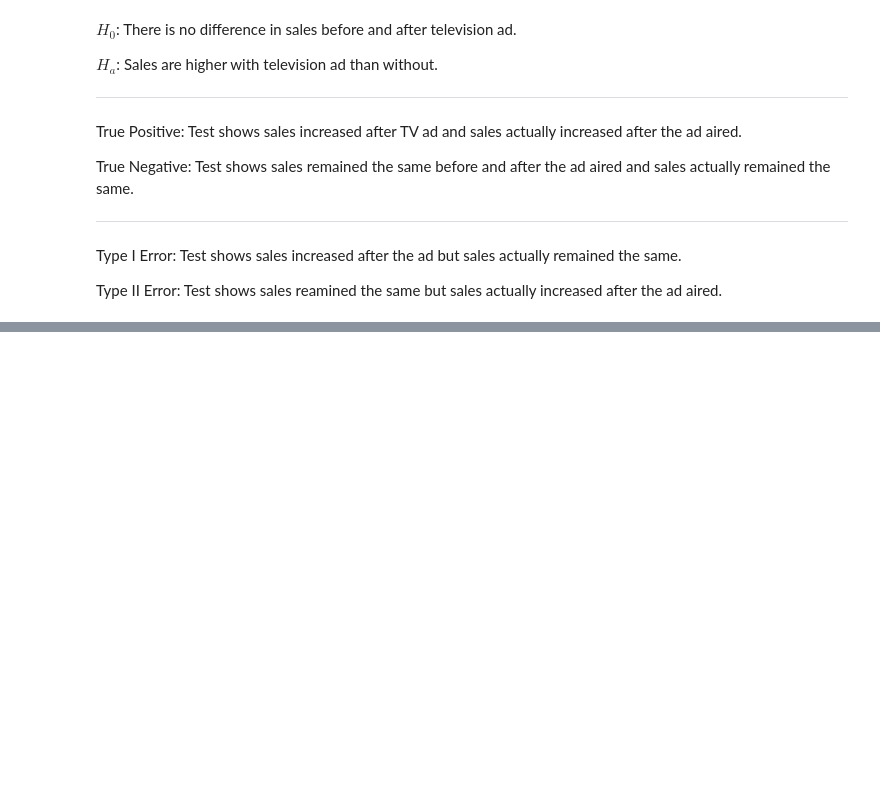
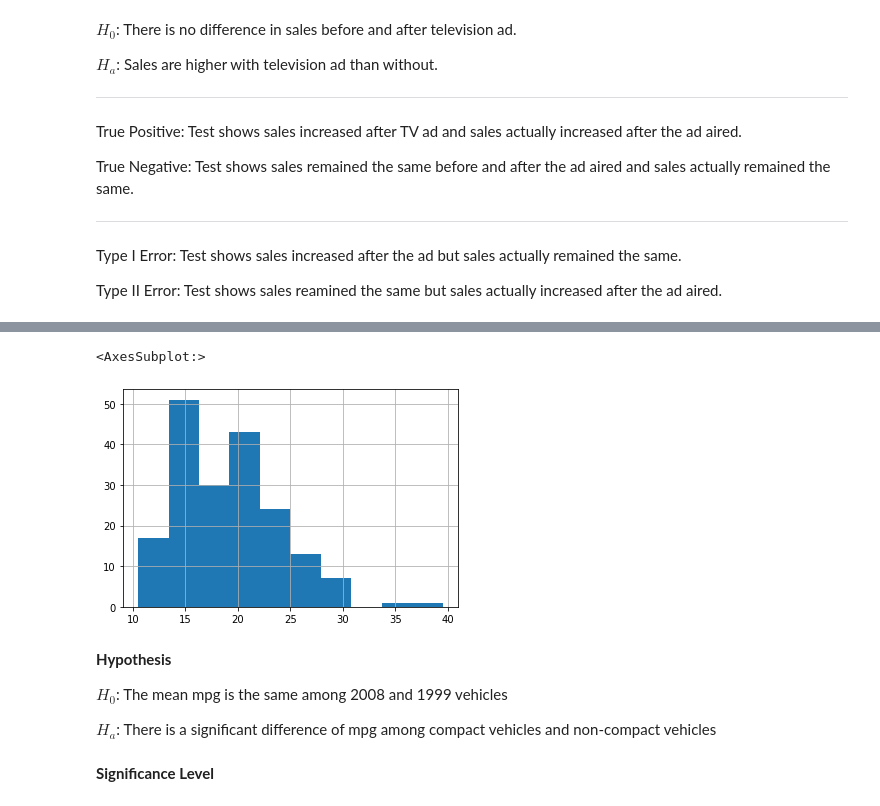
Before and after one commit to Jason-Tellez/statistics-exercises, a Jupyter notebook: hypothesis_testing.ipynb, the cells around one changed output, grey strips where cells are left out. Cells and saved outputs as stored; diff of their text form; code cells hidden in the pictures; blank space fills up the shorter version.

```diff
--- a/hypothesis_testing.ipynb
+++ b/hypothesis_testing.ipynb
@@ -49,0 +243,2 @@ Type II Error: Test shows sales reamined the same but sales actually increased a
+# %%
+not_com = df[df["class"] != "compact"].avg_mpg
@@ -49,0 +252,13 @@ Type II Error: Test shows sales reamined the same but sales actually increased a
+# %%
+not_com.hist()
+# %% [output]
+<AxesSubplot:>
+[figure, added]
+# %% [markdown]
+**Hypothesis**
+
+$H_{0}$: The mean mpg is the same among 2008 and 1999 vehicles
+
+$H_{a}$: There is a significant difference of mpg among compact vehicles and non-compact vehicles
+# %% [markdown]
+**Significance Level**
```
Also changed, not shown: parts of 57 cells of this notebook.
